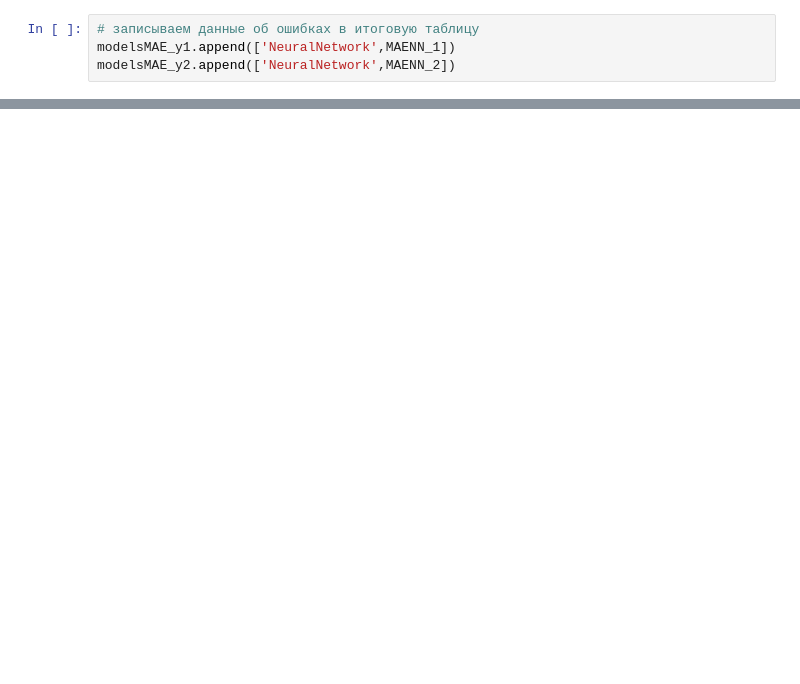
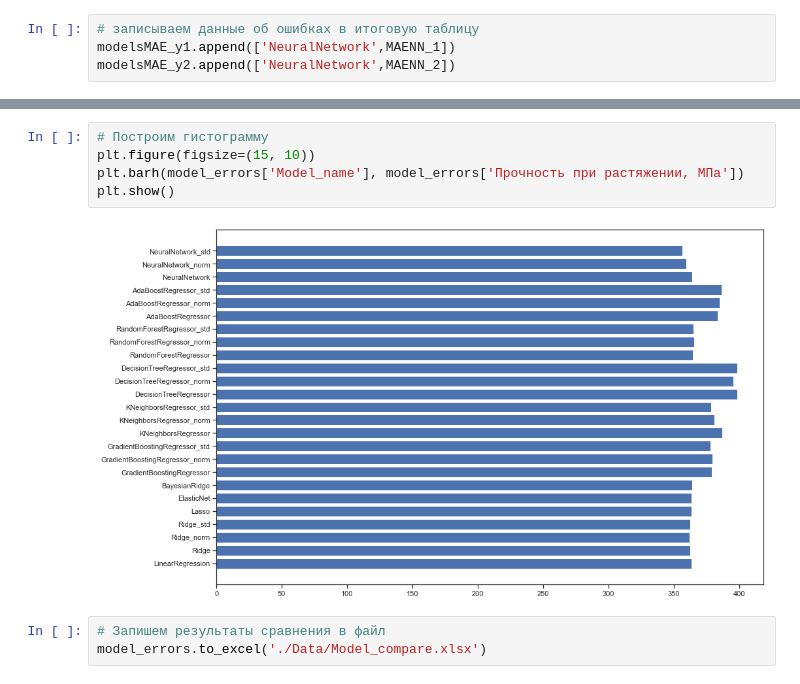
Before and after one commit to alexver2001/DataScience, a Jupyter notebook: 2.Basic ML.ipynb, the cells around one changed output, grey strips where cells are left out. Saved outputs shown, nothing was run; the diff lists cells and outputs as text; blank space fills up the shorter version.

```diff
--- a/2.Basic ML.ipynb
+++ b/2.Basic ML.ipynb
@@ -829,0 +906,10 @@ modelsMAE_y2
+# %%
+# Построим гистограмму
+plt.figure(figsize=(15, 10))
+plt.barh(model_errors['Model_name'], model_errors['Прочность при растяжении, МПа'])
+plt.show()
+# %% [output]
+[figure, added]
+# %%
+# Запишем результаты сравнения в файл
+model_errors.to_excel('./Data/Model_compare.xlsx')
```
Also changed, not shown: parts of 53 cells of this notebook.
